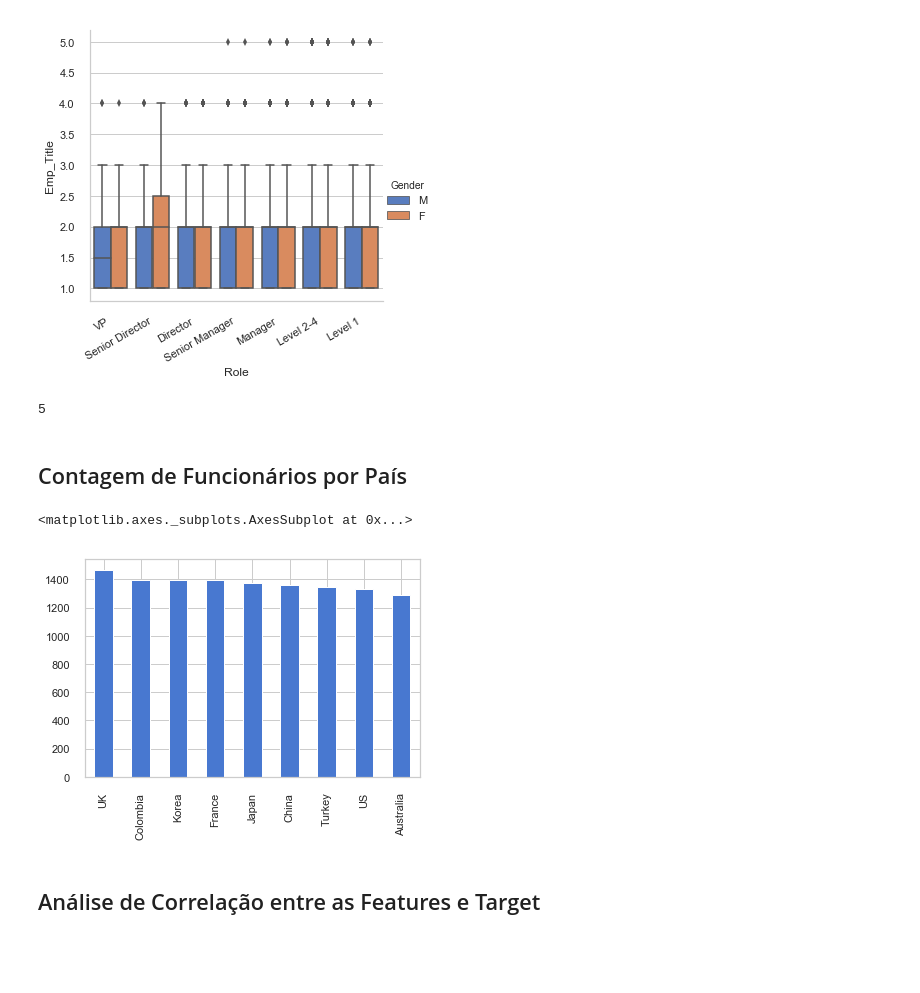
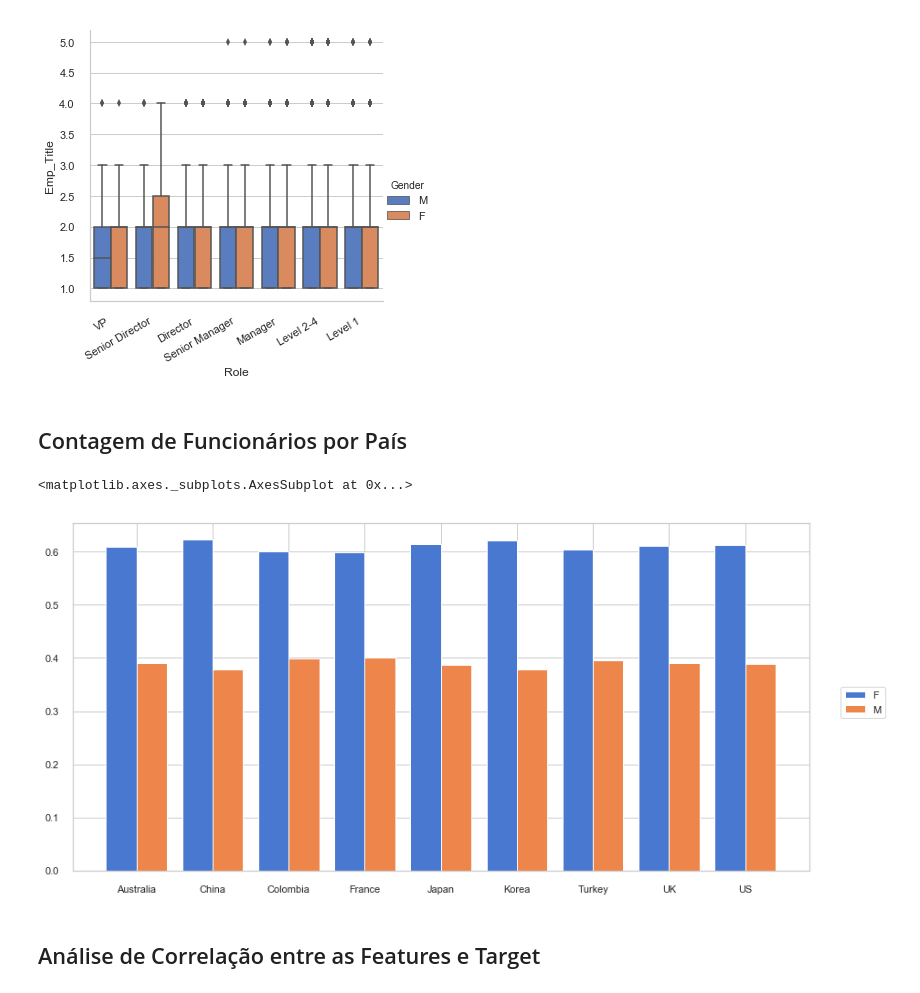
Before and after one commit to assisarthur/hr_engagement, a Jupyter notebook: HR_Engagement.ipynb, the cells around one changed output. Saved outputs shown, nothing was run; the diff lists cells and outputs as text; code cells hidden in the pictures; blank space fills up the shorter version.

```diff
--- a/HR_Engagement.ipynb
+++ b/HR_Engagement.ipynb
@@ -133,17 +165,13 @@ ax.fig.autofmt_xdate()
 #sns.catplot?
 # %% [output]
 [figure]
-# %%
-df.query("Gender == 'F' & Role == 'Level 1'")['Emp_Title'].max()
-# %% [output]
-5
 # %% [markdown]
 ## Contagem de Funcionários por País
-# %%
-df.GEO.value_counts().plot.bar()
-# %% [output]
-<matplotlib.axes._subplots.AxesSubplot at 0x...>
-[figure, removed]
+# %%
+dxp.aggplot(agg='GEO', data=df, hue='Gender', normalize='GEO')
+# %% [output]
+<matplotlib.axes._subplots.AxesSubplot at 0x...>
+[figure, added]
 # %% [markdown]
 ## Análise de Correlação entre as Features e Target
 # %%
```
Also changed, not shown: parts of 26 cells of this notebook, 5 other files.
